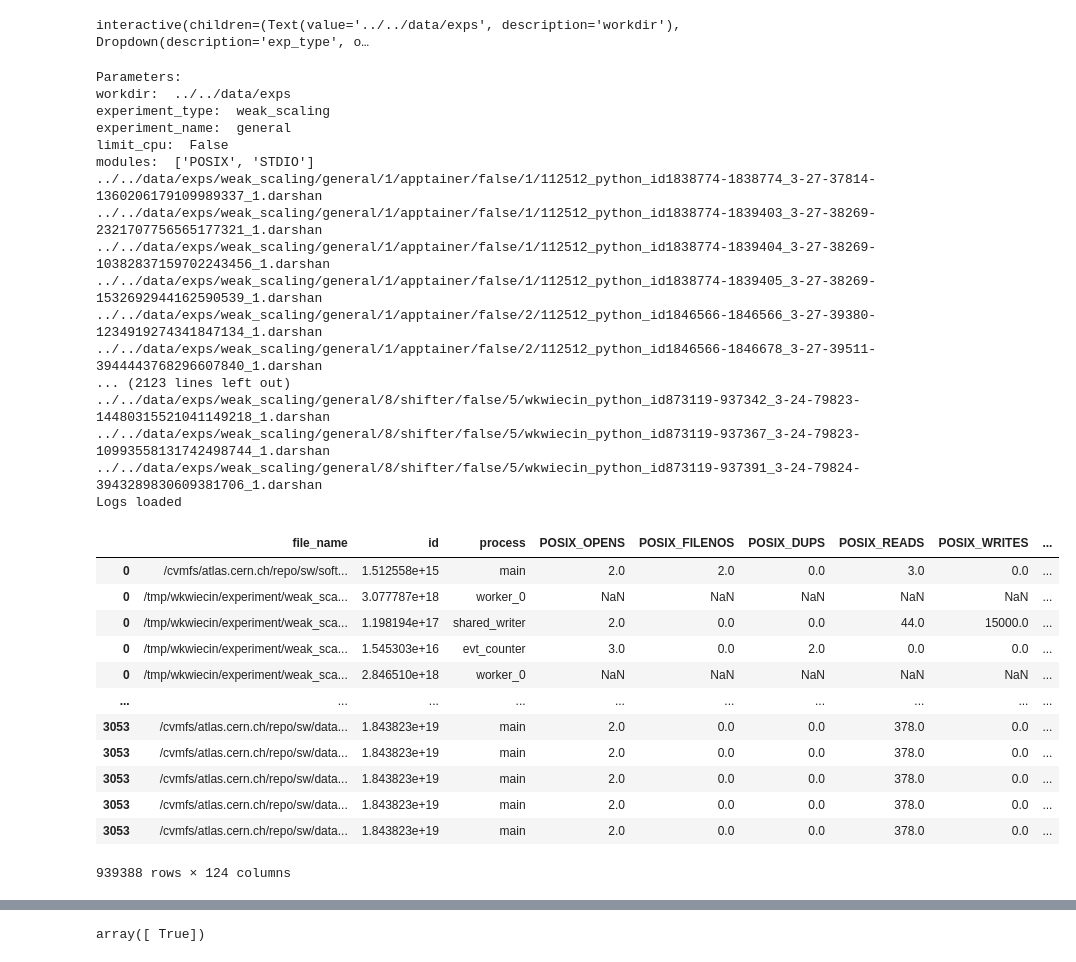
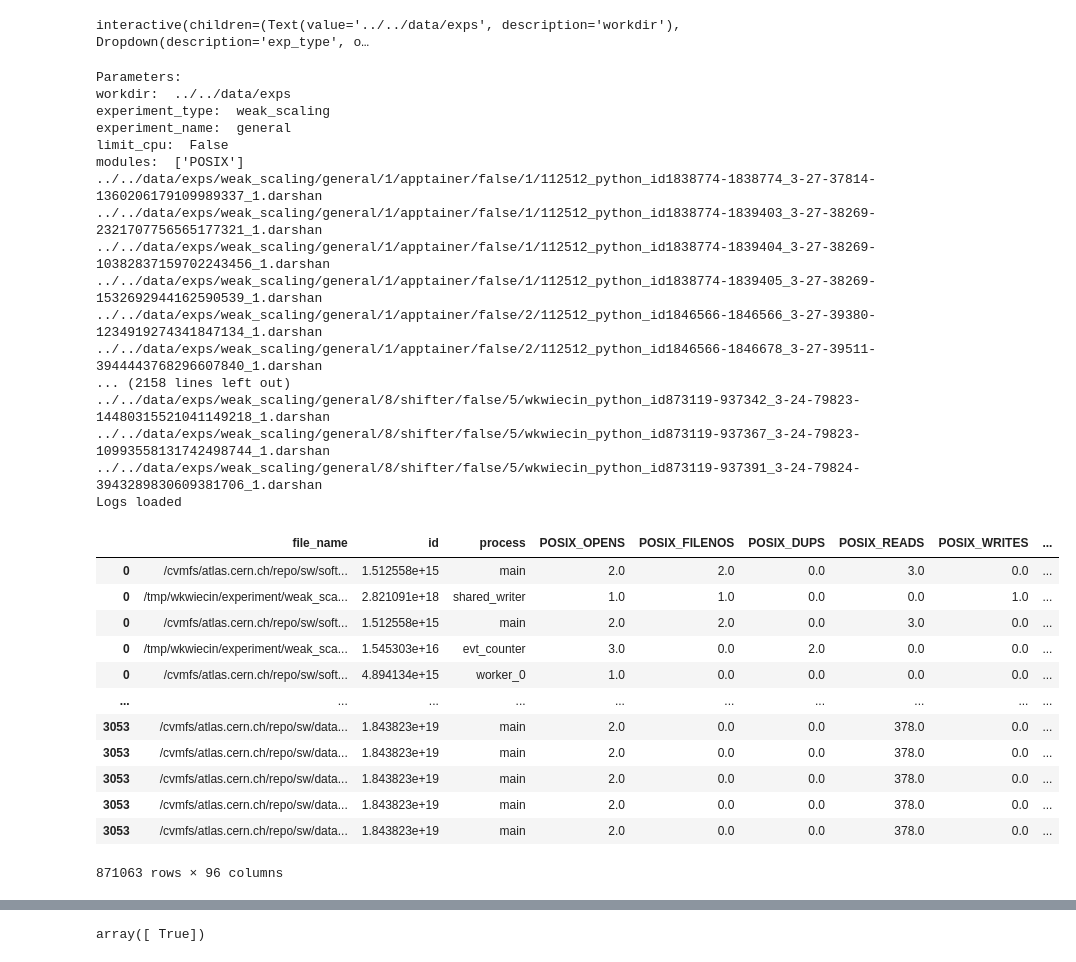
Before and after one commit to WesKw/DerivationExperiments, a Jupyter notebook: analysis/plot_posix_v_stdio.ipynb, the cells around one changed output, grey strips where cells are left out. Cells and saved outputs as stored; diff of their text form; code cells hidden in the pictures.

```diff
--- a/analysis/plot_posix_v_stdio.ipynb
+++ b/analysis/plot_posix_v_stdio.ipynb
@@ -22,44 +22,44 @@ special_groupings = [
 def args(workdir, exp_type, exp_name, limit_cpu):
     return (workdir, exp_type, exp_name, limit_cpu)
 
-arguments=interactive(args, workdir="../../data/exps", exp_type=["weak_scaling", "strong_scaling"], exp_name=["general"], limit_cpu=False, limit_runs=False, continuous_update=False)
+arguments=interactive(args, workdir="../../data/exps", exp_type=["weak_scaling", "strong_scaling"], exp_name=["general", "phases", "sharedfs"], limit_cpu=False, limit_runs=False, continuous_update=False)
 display(arguments)
 # %% [output]
 interactive(children=(Text(value='../../data/exps', description='workdir'), Dropdown(description='exp_type', o…
 # %%
 # load data
 # print(arguments.result)
-darshan_data = load_dataframe(arguments.result[0], arguments.result[1], arguments.result[2], arguments.result[3], modules=["POSIX", "STDIO"])
+darshan_data = load_dataframe(arguments.result[0], arguments.result[1], arguments.result[2], arguments.result[3], modules=["POSIX"])
 darshan_data = darshan_data.compute()
 darshan_data
 # %% [output]
 Parameters:
 workdir:  ../../data/exps
 experiment_type:  weak_scaling
 experiment_name:  general
 limit_cpu:  False
-modules:  ['POSIX', 'STDIO']
+modules:  ['POSIX']
 ../../data/exps/weak_scaling/general/1/apptainer/false/1/112512_python_id1838774-1838774_3-27-37814-1360206179109989337_1.darshan
 ../../data/exps/weak_scaling/general/1/apptainer/false/1/112512_python_id1838774-1839403_3-27-38269-2321707756565177321_1.darshan
 ../../data/exps/weak_scaling/general/1/apptainer/false/1/112512_python_id1838774-1839404_3-27-38269-10382837159702243456_1.darshan
 ../../data/exps/weak_scaling/general/1/apptainer/false/1/112512_python_id1838774-1839405_3-27-38269-1532692944162590539_1.darshan
 ../../data/exps/weak_scaling/general/1/apptainer/false/2/112512_python_id1846566-1846566_3-27-39380-1234919274341847134_1.darshan
 ../../data/exps/weak_scaling/general/1/apptainer/false/2/112512_python_id1846566-1846678_3-27-39511-3944443768296607840_1.darshan
-... (2123 lines left out)
+... (2158 lines left out)
 ../../data/exps/weak_scaling/general/8/shifter/false/5/wkwiecin_python_id873119-937342_3-24-79823-14480315521041149218_1.darshan
 ../../data/exps/weak_scaling/general/8/shifter/false/5/wkwiecin_python_id873119-937367_3-24-79823-10993558131742498744_1.darshan
 ../../data/exps/weak_scaling/general/8/shifter/false/5/wkwiecin_python_id873119-937391_3-24-79824-3943289830609381706_1.darshan
 Logs loaded
 |  | file_name | id | process | POSIX_OPENS | POSIX_FILENOS | POSIX_DUPS | POSIX_READS | POSIX_WRITES | ... |
 | 0 | /cvmfs/atlas.cern.ch/repo/sw/soft... | 1.512558e+15 | main | 2.0 | 2.0 | 0.0 | 3.0 | 0.0 | ... |
-| 0 | /tmp/wkwiecin/experiment/weak_sca... | 3.077787e+18 | worker_0 | NaN | NaN | NaN | NaN | NaN | ... |
-| 0 | /tmp/wkwiecin/experiment/weak_sca... | 1.198194e+17 | shared_writer | 2.0 | 0.0 | 0.0 | 44.0 | 15000.0 | ... |
+| 0 | /tmp/wkwiecin/experiment/weak_sca... | 2.821091e+18 | shared_writer | 1.0 | 1.0 | 0.0 | 0.0 | 1.0 | ... |
+| 0 | /cvmfs/atlas.cern.ch/repo/sw/soft... | 1.512558e+15 | main | 2.0 | 2.0 | 0.0 | 3.0 | 0.0 | ... |
 | 0 | /tmp/wkwiecin/experiment/weak_sca... | 1.545303e+16 | evt_counter | 3.0 | 0.0 | 2.0 | 0.0 | 0.0 | ... |
-| 0 | /tmp/wkwiecin/experiment/weak_sca... | 2.846510e+18 | worker_0 | NaN | NaN | NaN | NaN | NaN | ... |
+| 0 | /cvmfs/atlas.cern.ch/repo/sw/soft... | 4.894134e+15 | worker_0 | 1.0 | 0.0 | 0.0 | 0.0 | 0.0 | ... |
 | ... | ... | ... | ... | ... | ... | ... | ... | ... | ... |
 | 3053 | /cvmfs/atlas.cern.ch/repo/sw/data... | 1.843823e+19 | main | 2.0 | 0.0 | 0.0 | 378.0 | 0.0 | ... |
 | 3053 | /cvmfs/atlas.cern.ch/repo/sw/data... | 1.843823e+19 | main | 2.0 | 0.0 | 0.0 | 378.0 | 0.0 | ... |
 | 3053 | /cvmfs/atlas.cern.ch/repo/sw/data... | 1.843823e+19 | main | 2.0 | 0.0 | 0.0 | 378.0 | 0.0 | ... |
 | 3053 | /cvmfs/atlas.cern.ch/repo/sw/data... | 1.843823e+19 | main | 2.0 | 0.0 | 0.0 | 378.0 | 0.0 | ... |
 | 3053 | /cvmfs/atlas.cern.ch/repo/sw/data... | 1.843823e+19 | main | 2.0 | 0.0 | 0.0 | 378.0 | 0.0 | ... |
-939388 rows × 124 columns
+871063 rows × 96 columns
```
Also changed, not shown: parts of 11 cells of this notebook, 3 other files.
